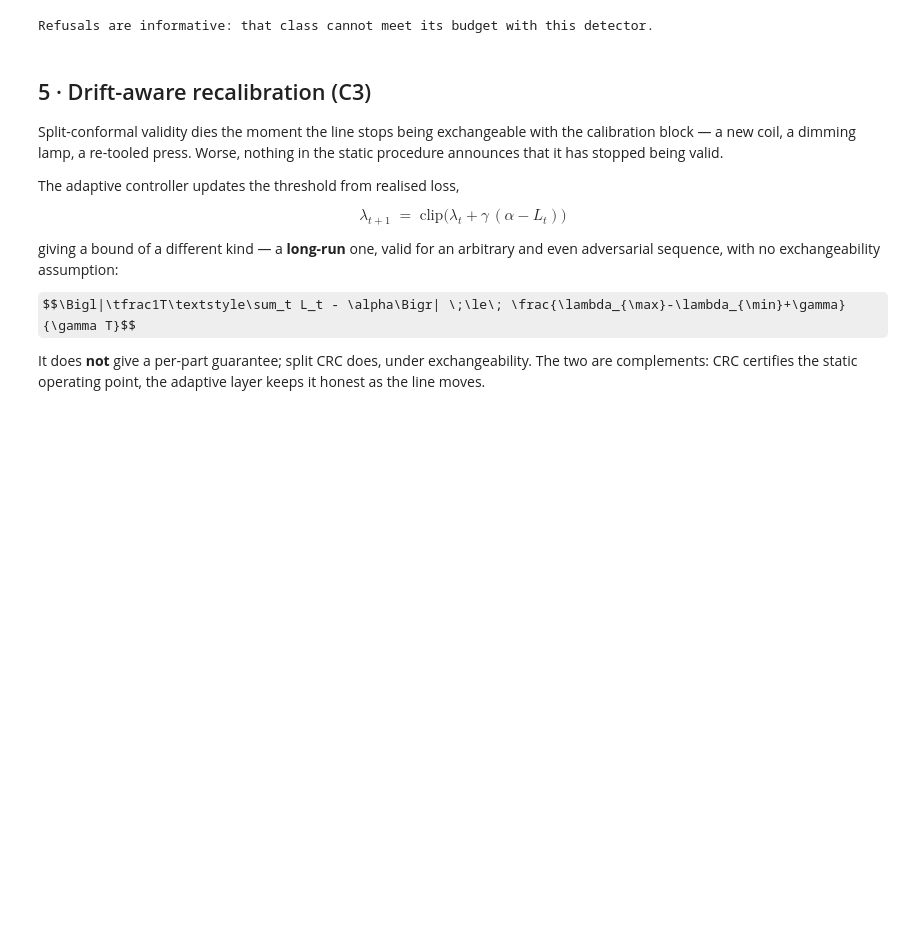
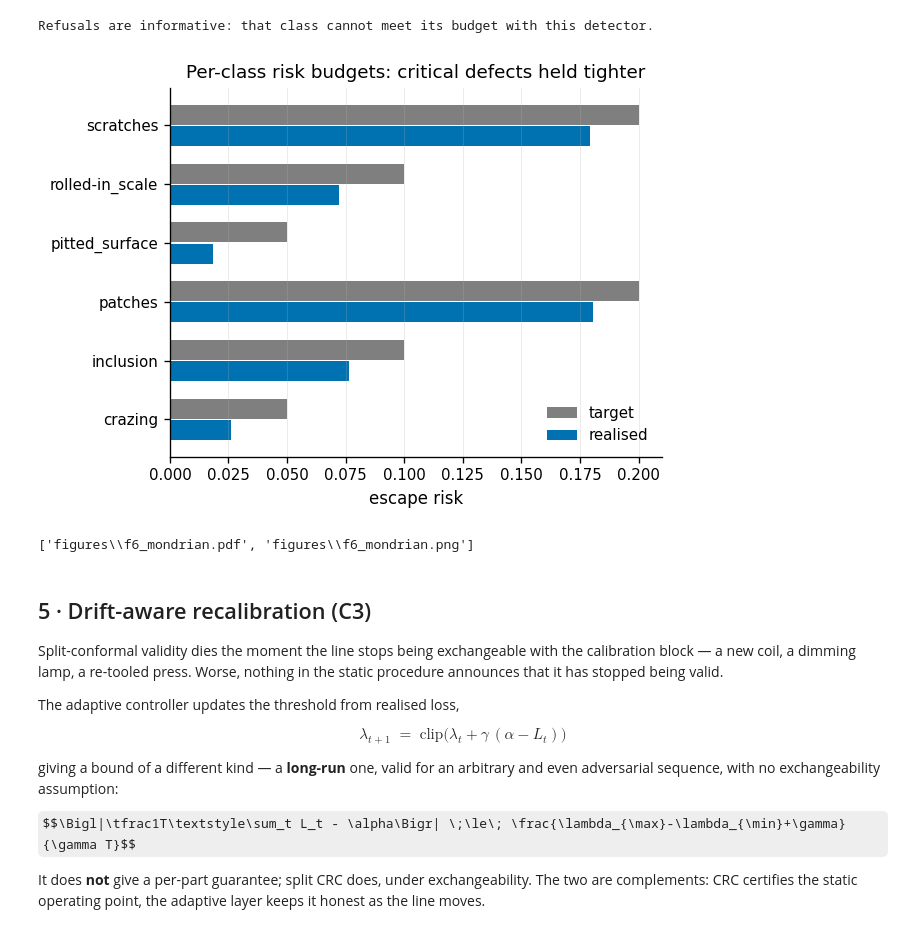
Before and after one commit to nirmal-a-r/vision_qa_xai, a Jupyter notebook: notebook/VisionQA_RiskControlled_XAI_executed.ipynb, the cells around one changed output. Cells and saved outputs as stored; diff of their text form; code cells hidden in the pictures; some formulas as TeX source; blank space fills up the shorter version.

```diff
--- a/notebook/VisionQA_RiskControlled_XAI_executed.ipynb
+++ b/notebook/VisionQA_RiskControlled_XAI_executed.ipynb
@@ -369,6 +369,22 @@ print("Refusals are informative: that class cannot meet its budget with this det
 | 4 | 4 | 45 | 0.10 | 0.000 | 0.0722 | certified |
 | 5 | 5 | 45 | 0.20 | 0.575 | 0.1793 | certified |
 Refusals are informative: that class cannot meet its budget with this detector.
+# %%
+# F6: realised vs targeted per-class risk
+from src.paper.figures import fig_mondrian
+names = {i: n for i, n in enumerate(
+    ["crazing","inclusion","patches","pitted_surface","rolled-in_scale","scratches"])}
+real   = {names.get(k, str(k)): (v.get("empirical_risk") or 0.0)
+          for k, v in sorted(res.items()) if v.get("lambda") is not None}
+target = {names.get(k, str(k)): v["alpha"]
+          for k, v in sorted(res.items()) if v.get("lambda") is not None}
+if real:
+    fig, paths = fig_mondrian(real, target, out_dir=FIG_DIR); plt.show(); print(paths)
+else:
+    print("no class met its budget - nothing to plot")
+# %% [output]
+[figure, added]
+['figures\\f6_mondrian.pdf', 'figures\\f6_mondrian.png']
 # %% [markdown]
 ## 5 · Drift-aware recalibration (C3)
 
```
Also changed, not shown: parts of 2 cells of this notebook, 11 other files.
